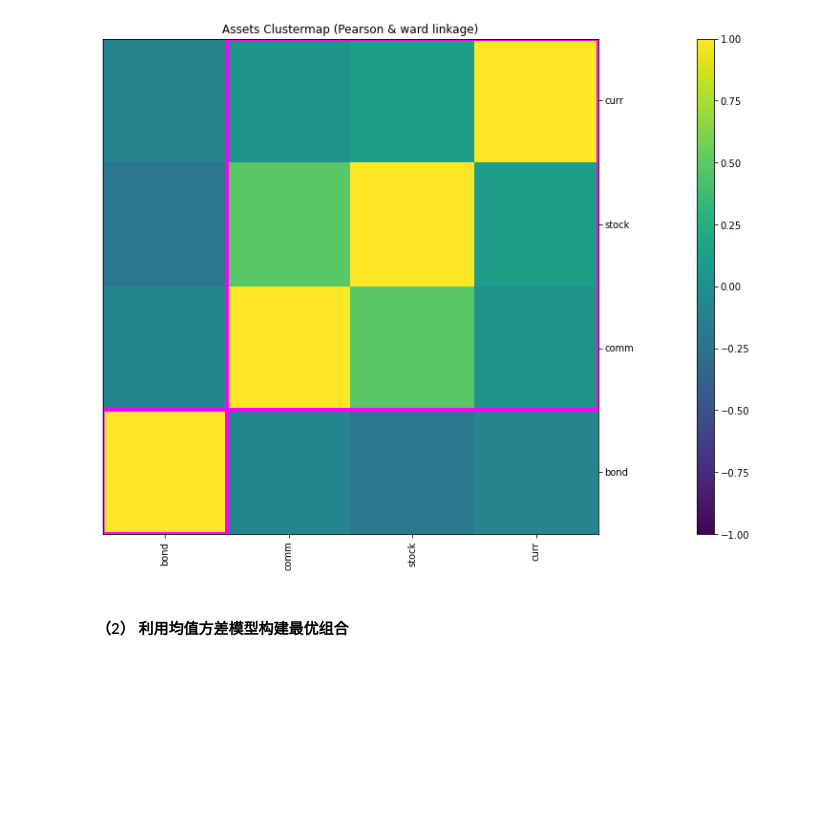
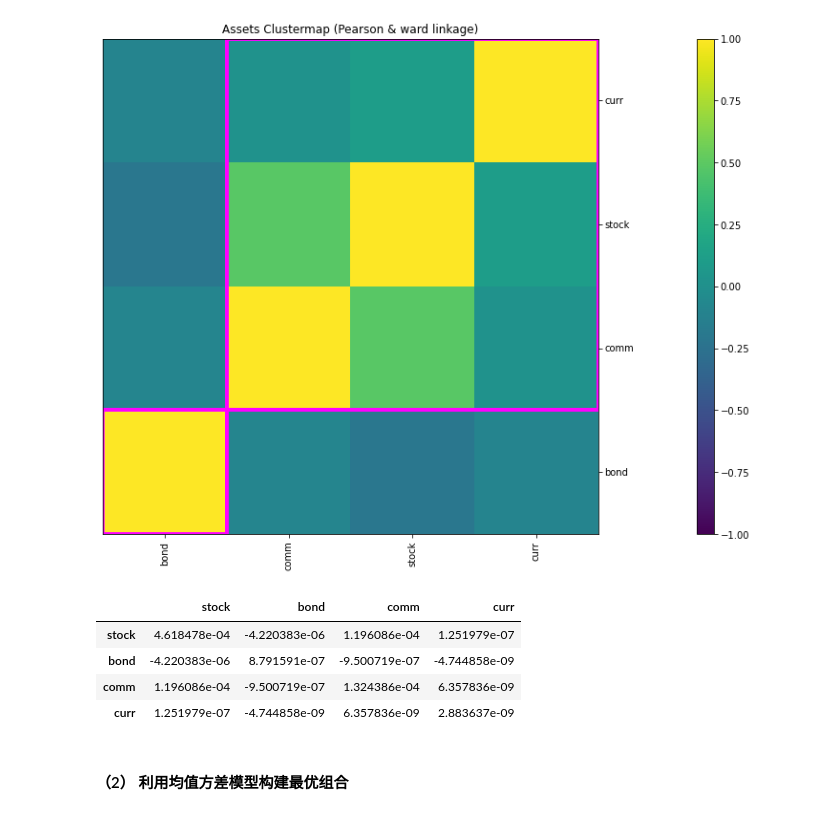
Before and after one commit to ibestrace/folio, a Jupyter notebook: Macro_Strategy_TAA.ipynb, the cells around one changed output. Saved outputs shown, nothing was run; the diff lists cells and outputs as text; code cells hidden in the pictures; blank space fills up the shorter version.

```diff
--- a/Macro_Strategy_TAA.ipynb
+++ b/Macro_Strategy_TAA.ipynb
@@ -758,6 +758,14 @@ ax = rp.plot_clusters(returns=Y_states_1,
                       ax=None)
 # %% [output]
 [figure]
+# %%
+Y_states_1.cov()
+# %% [output]
+|  | stock | bond | comm | curr |
+| stock | 4.618478e-04 | -4.220383e-06 | 1.196086e-04 | 1.251979e-07 |
+| bond | -4.220383e-06 | 8.791591e-07 | -9.500719e-07 | -4.744858e-09 |
+| comm | 1.196086e-04 | -9.500719e-07 | 1.324386e-04 | 6.357836e-09 |
+| curr | 1.251979e-07 | -4.744858e-09 | 6.357836e-09 | 2.883637e-09 |
 # %% [markdown]
 #### （2） 利用均值方差模型构建最优组合
 # %%
```
Also changed, not shown: parts of 3 cells of this notebook.
